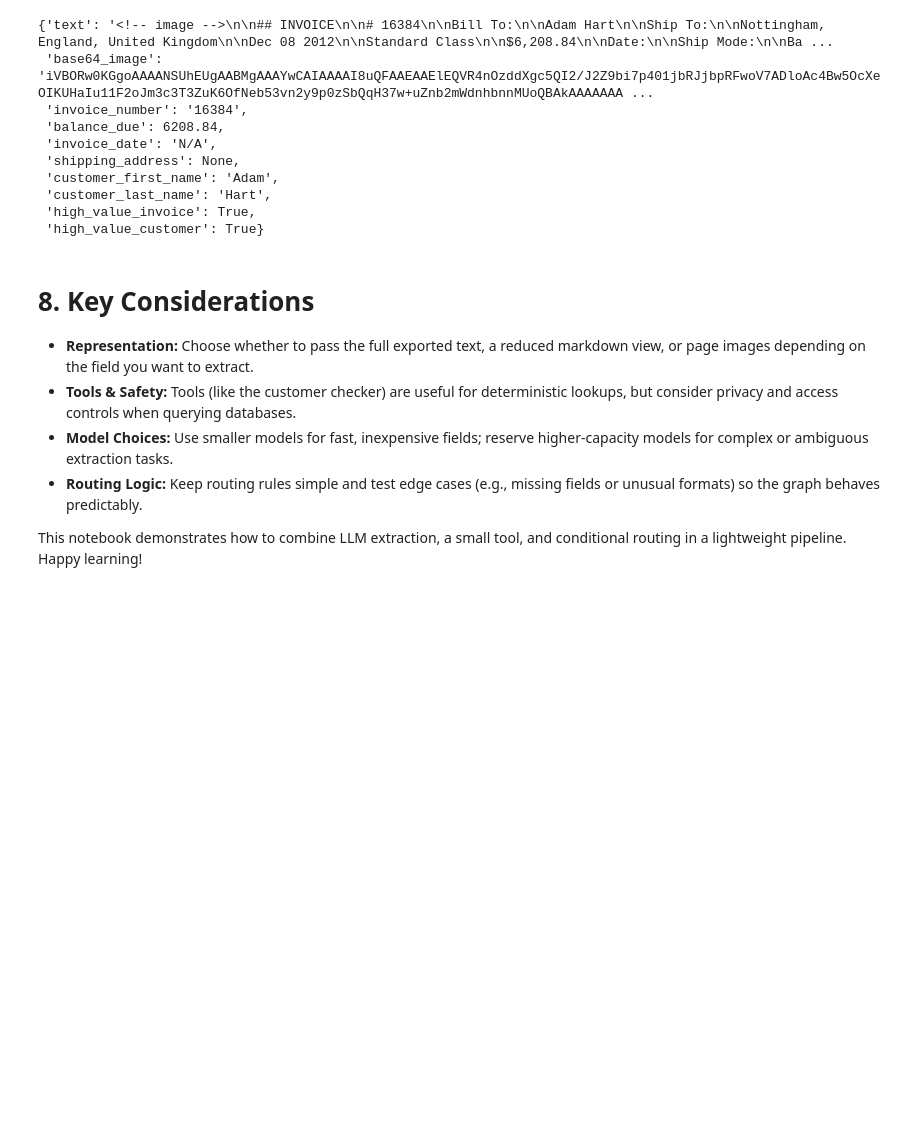
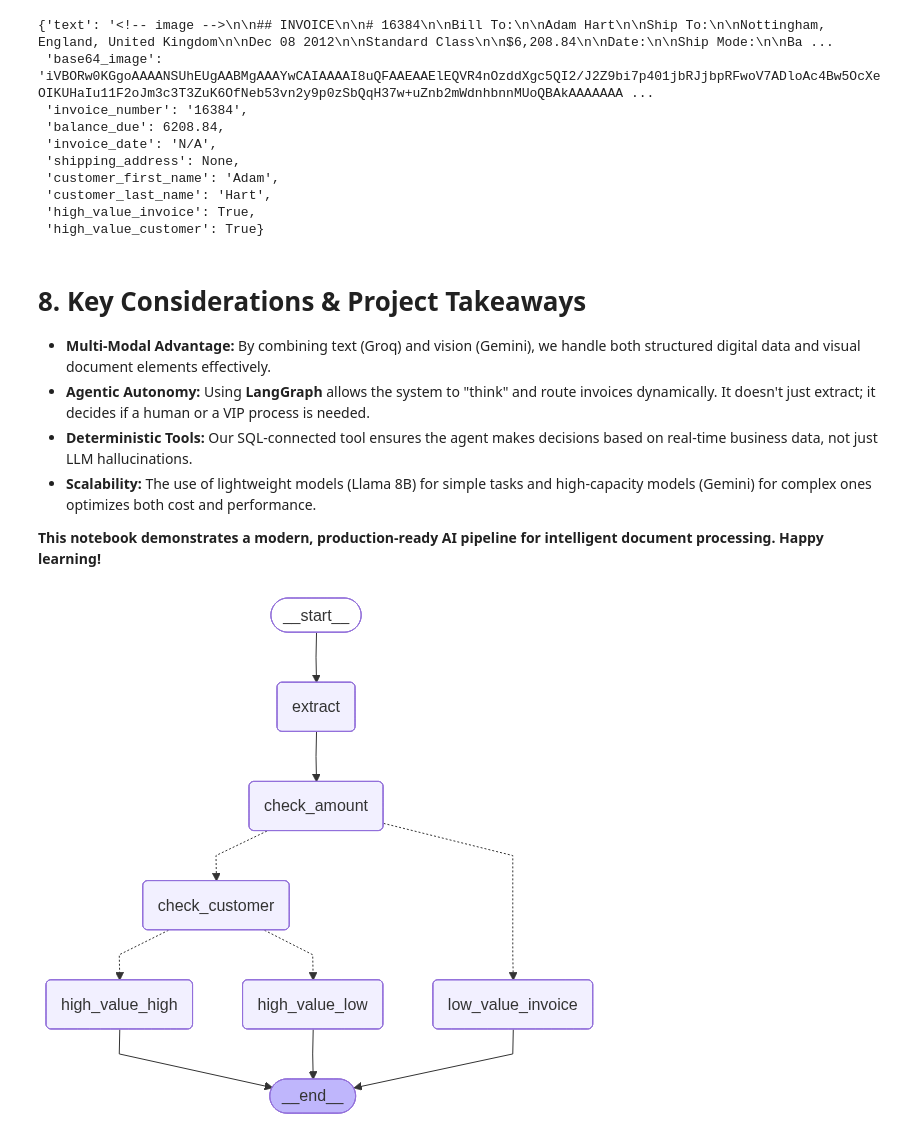
Before and after one commit to HajarBoutayeb/autonomous-invoice-agent, a Jupyter notebook: 5. Tools.ipynb, the cells around one changed output. Cells and saved outputs as stored; diff of their text form; code cells hidden in the pictures; blank space fills up the shorter version.

```diff
--- a/5. Tools.ipynb
+++ b/5. Tools.ipynb
@@ -117,13 +122,10 @@ Note: you may need to restart the kernel to use updated packages.
 [notice] To update, run: python.exe -m pip install --upgrade pip
 # %%
 from langchain_google_genai import ChatGoogleGenerativeAI
-
-# تأكدي أن عندك الـ API Key ديال Gemini
-gemini_api_key = getpass.getpass("Enter your Gemini API key: ")
-
 llm_gemini = ChatGoogleGenerativeAI(
-    model="gemini-1.5-flash", # هاد الموديل ممتاز للصور وسريع
+    model="gemini-1.5-flash", # تأكدي ما كايناش "models/" فالبدية
     google_api_key=gemini_api_key,
+    safety_settings={}, # بعض المرات الـ Safety كتمنع قراءة الفواتير
     temperature=0
 )
 # %%
@@ -404,11 +401,21 @@ result
  'high_value_invoice': True,
  'high_value_customer': True}
 # %% [markdown]
-# 8. Key Considerations
+# 8. Key Considerations & Project Takeaways
 
-- **Representation:** Choose whether to pass the full exported text, a reduced markdown view, or page images depending on the field you want to extract.
-- **Tools & Safety:** Tools (like the customer checker) are useful for deterministic lookups, but consider privacy and access controls when querying databases.
-- **Model Choices:** Use smaller models for fast, inexpensive fields; reserve higher-capacity models for complex or ambiguous extraction tasks.
-- **Routing Logic:** Keep routing rules simple and test edge cases (e.g., missing fields or unusual formats) so the graph behaves predictably.
+- **Multi-Modal Advantage:** By combining text (Groq) and vision (Gemini), we handle both structured digital data and visual document elements effectively.
+- **Agentic Autonomy:** Using **LangGraph** allows the system to "think" and route invoices dynamically. It doesn't just extract; it decides if a human or a VIP process is needed.
+- **Deterministic Tools:** Our SQL-connected tool ensures the agent makes decisions based on real-time business data, not just LLM hallucinations.
+- **Scalability:** The use of lightweight models (Llama 8B) for simple tasks and high-capacity models (Gemini) for complex ones optimizes both cost and performance.
 
-This notebook demonstrates how to combine LLM extraction, a small tool, and conditional routing in a lightweight pipeline. Happy learning!
+**This notebook demonstrates a modern, production-ready AI pipeline for intelligent document processing. Happy learning!**
+# %%
+from IPython.display import Image, display
+
+try:
+    display(Image(app.get_graph().draw_mermaid_png()))
+except Exception:
+    # إلا ما كانوش عندك المكتبات ديال الرسم (pygraphviz)
+    print("Graph compiled successfully, but visualization requires additional dependencies.")
+# %% [output]
+[figure, added]
```
Also changed, not shown: parts of 7 cells of this notebook, 5 other files.
